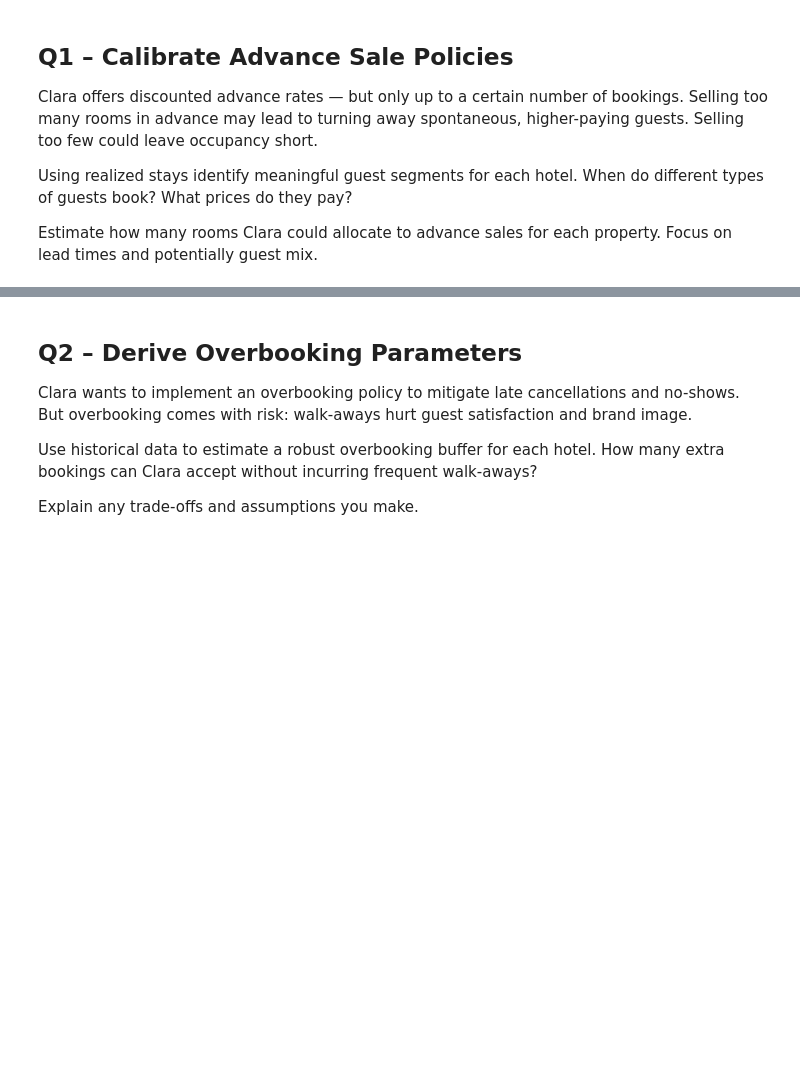
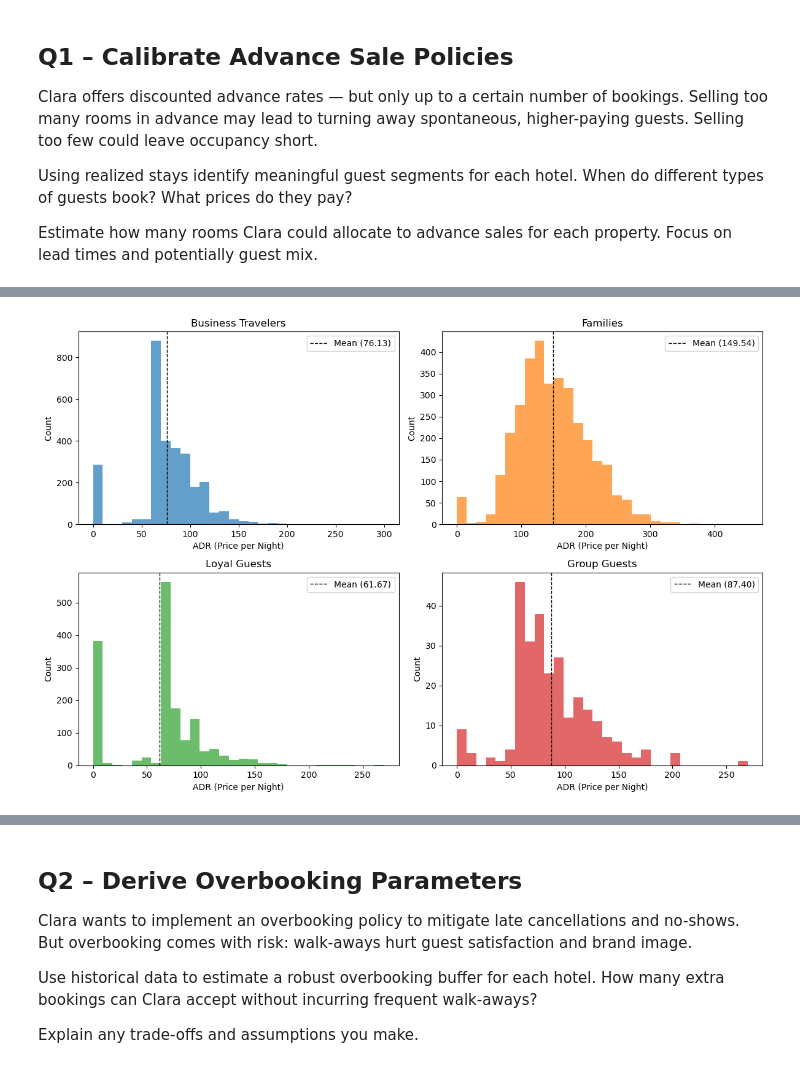
Before and after one commit to Omid-Sedighi-Mornani/case-study-template-revenue-management-Kilian-Jetschni-Omid-Sedighi-Mornani, a Jupyter notebook: solution.ipynb, the cells around one changed output, grey strips where cells are left out. Saved outputs shown, nothing was run; the diff lists cells and outputs as text; code cells hidden in the pictures; blank space fills up the shorter version.

```diff
--- a/solution.ipynb
+++ b/solution.ipynb
@@ -10,0 +205,4 @@ Estimate how many rooms Clara could allocate to advance sales for each property.
+# %%
+create_adr_plot(city_hotel)
+# %% [output]
+[figure, added]
```
Also changed, not shown: parts of 18 cells of this notebook.
